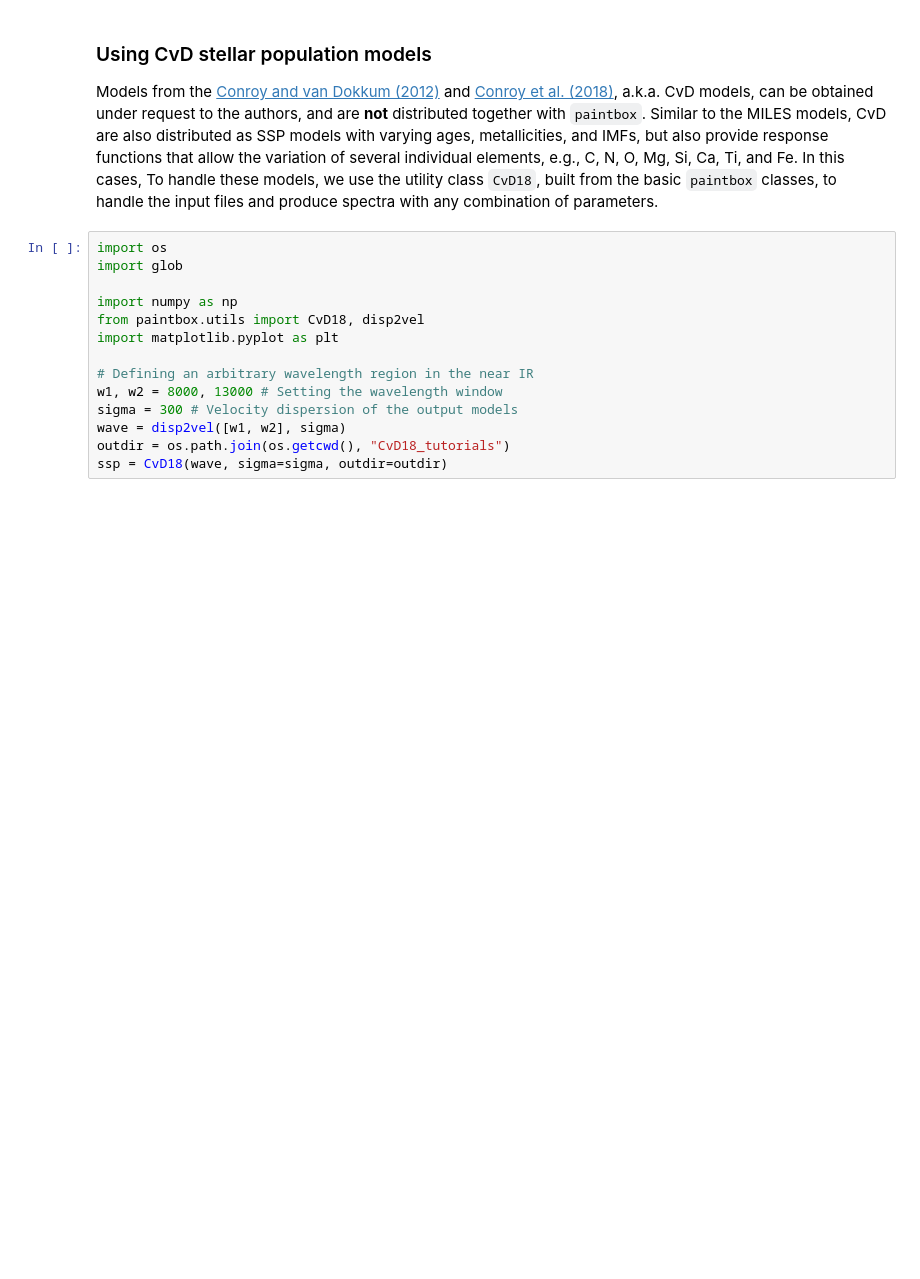
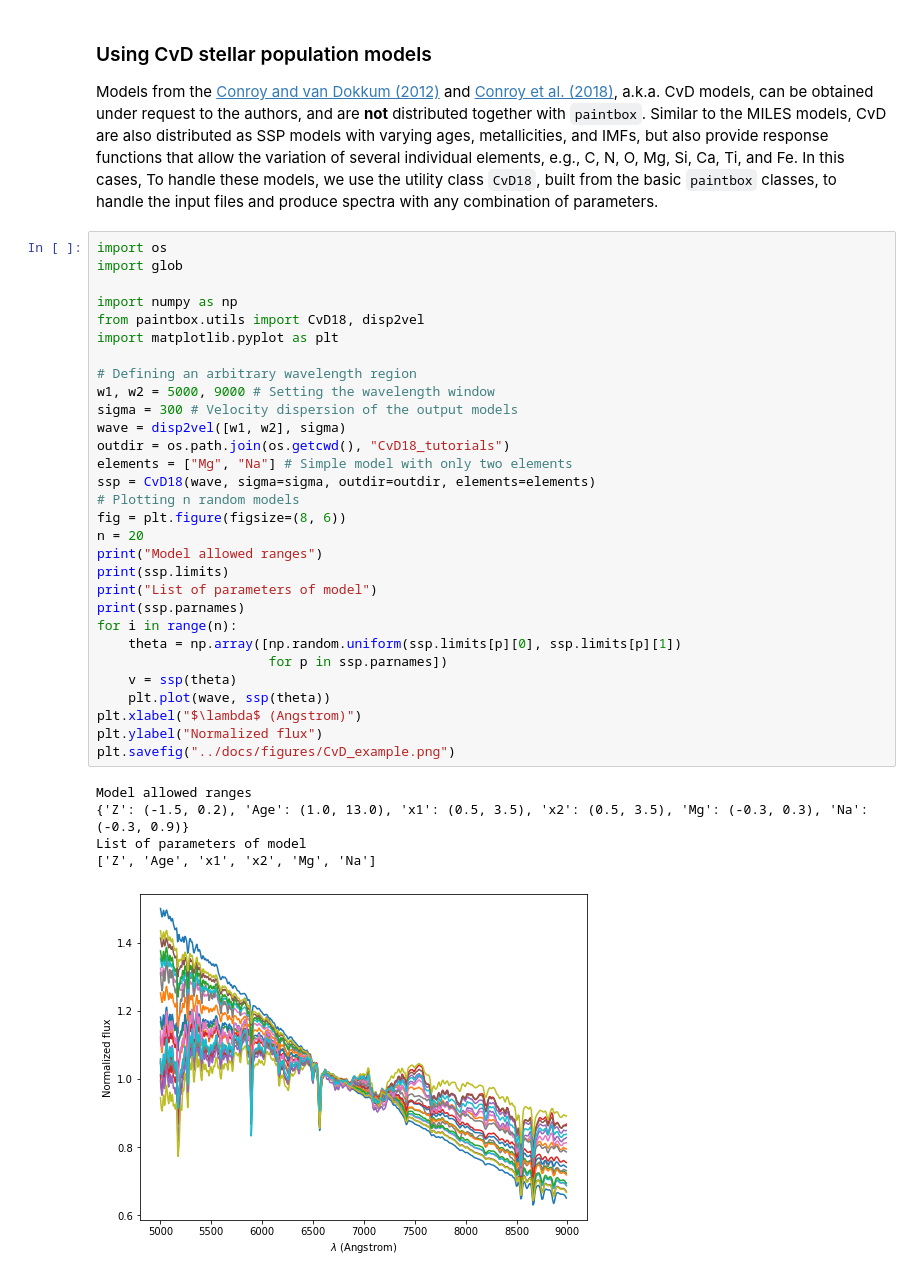
Before and after one commit to cebarbosa/paintbox, a Jupyter notebook: tutorials/cvd18.ipynb, the cells around one changed output. Cells and saved outputs as stored; diff of their text form; blank space fills up the shorter version.

Commit message:
Updated notebook with response functions plot.

```diff
--- a/tutorials/cvd18.ipynb
+++ b/tutorials/cvd18.ipynb
@@ -5,16 +5,38 @@ Models from the [Conroy and van Dokkum (2012)](https://ui.adsabs.harvard.edu/abs
 # %%
 import os
 import glob
 
 import numpy as np
 from paintbox.utils import CvD18, disp2vel
 import matplotlib.pyplot as plt
 
-# Defining an arbitrary wavelength region in the near IR
-w1, w2 = 8000, 13000 # Setting the wavelength window
+# Defining an arbitrary wavelength region
+w1, w2 = 5000, 9000 # Setting the wavelength window
 sigma = 300 # Velocity dispersion of the output models
 wave = disp2vel([w1, w2], sigma)
 outdir = os.path.join(os.getcwd(), "CvD18_tutorials")
-ssp = CvD18(wave, sigma=sigma, outdir=outdir)
+elements = ["Mg", "Na"] # Simple model with only two elements
+ssp = CvD18(wave, sigma=sigma, outdir=outdir, elements=elements)
+# Plotting n random models
+fig = plt.figure(figsize=(8, 6))
+n = 20
+print("Model allowed ranges")
+print(ssp.limits)
+print("List of parameters of model")
+print(ssp.parnames)
+for i in range(n):
+    theta = np.array([np.random.uniform(ssp.limits[p][0], ssp.limits[p][1])
+                      for p in ssp.parnames])
+    v = ssp(theta)
+    plt.plot(wave, ssp(theta))
+plt.xlabel("$\lambda$ (Angstrom)")
+plt.ylabel("Normalized flux")
+plt.savefig("../docs/figures/CvD_example.png")
+# %% [output]
+Model allowed ranges
+{'Z': (-1.5, 0.2), 'Age': (1.0, 13.0), 'x1': (0.5, 3.5), 'x2': (0.5, 3.5), 'Mg': (-0.3, 0.3), 'Na': (-0.3, 0.9)}
+List of parameters of model
+['Z', 'Age', 'x1', 'x2', 'Mg', 'Na']
+[figure, added]
 # %% [markdown]
 Please check out the documentation for the `CvD18` class to set this class to work in your computer using the `libpath` keyword.
```
Also changed, not shown: parts of 2 cells of this notebook.
